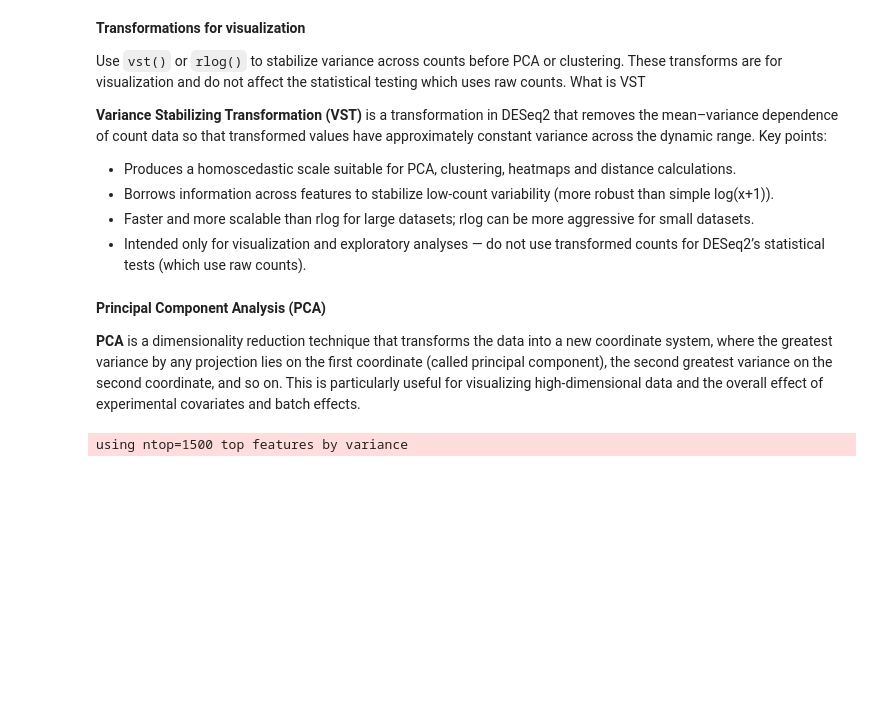
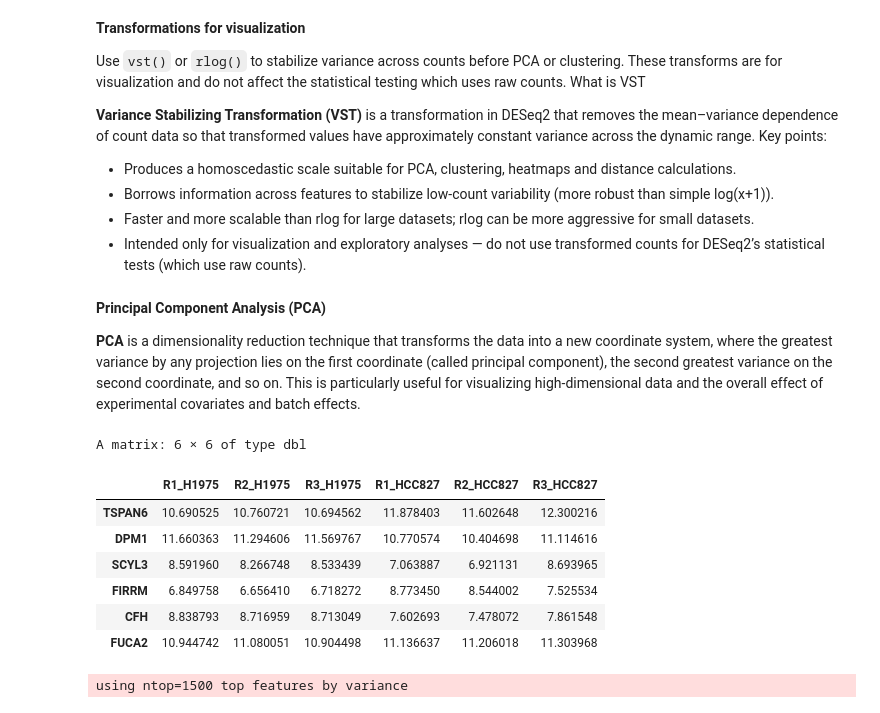
Before and after one commit to integrativebioinformatics/EBI-lrRNAseq-2026, a Jupyter notebook: course materials/dge_dte.ipynb, the cells around one changed output. Saved outputs shown, nothing was run; the diff lists cells and outputs as text; code cells hidden in the pictures; blank space fills up the shorter version.

```diff
--- a/course materials/dge_dte.ipynb
+++ b/course materials/dge_dte.ipynb
@@ -336,5 +339,17 @@ What is VST
 **Principal Component Analysis (PCA)**
 
 **PCA** is a dimensionality reduction technique that transforms the data into a new coordinate system, where the greatest variance by any projection lies on the first coordinate (called principal component), the second greatest variance on the second coordinate, and so on. This is particularly useful for visualizing high-dimensional data and the overall effect of experimental covariates and batch effects.
+# %%
+vsd <- vst(dds, blind=TRUE)
+head(assay(vsd))
+# %% [output]
+A matrix: 6 × 6 of type dbl
+|  | R1_H1975 | R2_H1975 | R3_H1975 | R1_HCC827 | R2_HCC827 | R3_HCC827 |
+| TSPAN6 | 10.690525 | 10.760721 | 10.694562 | 11.878403 | 11.602648 | 12.300216 |
+| DPM1 | 11.660363 | 11.294606 | 11.569767 | 10.770574 | 10.404698 | 11.114616 |
+| SCYL3 | 8.591960 | 8.266748 | 8.533439 | 7.063887 | 6.921131 | 8.693965 |
+| FIRRM | 6.849758 | 6.656410 | 6.718272 | 8.773450 | 8.544002 | 7.525534 |
+| CFH | 8.838793 | 8.716959 | 8.713049 | 7.602693 | 7.478072 | 7.861548 |
+| FUCA2 | 10.944742 | 11.080051 | 10.904498 | 11.136637 | 11.206018 | 11.303968 |
 # %%
 options(repr.plot.width = 8, repr.plot.height = 6)
```
Also changed, not shown: parts of 50 cells of this notebook, 6 other files.
